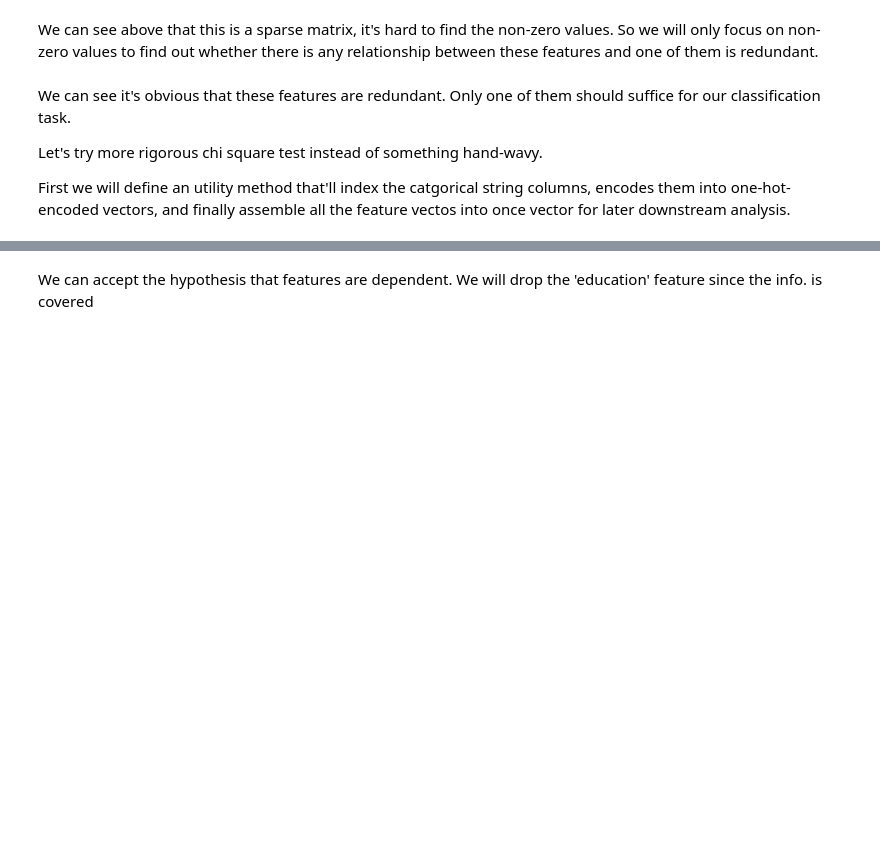
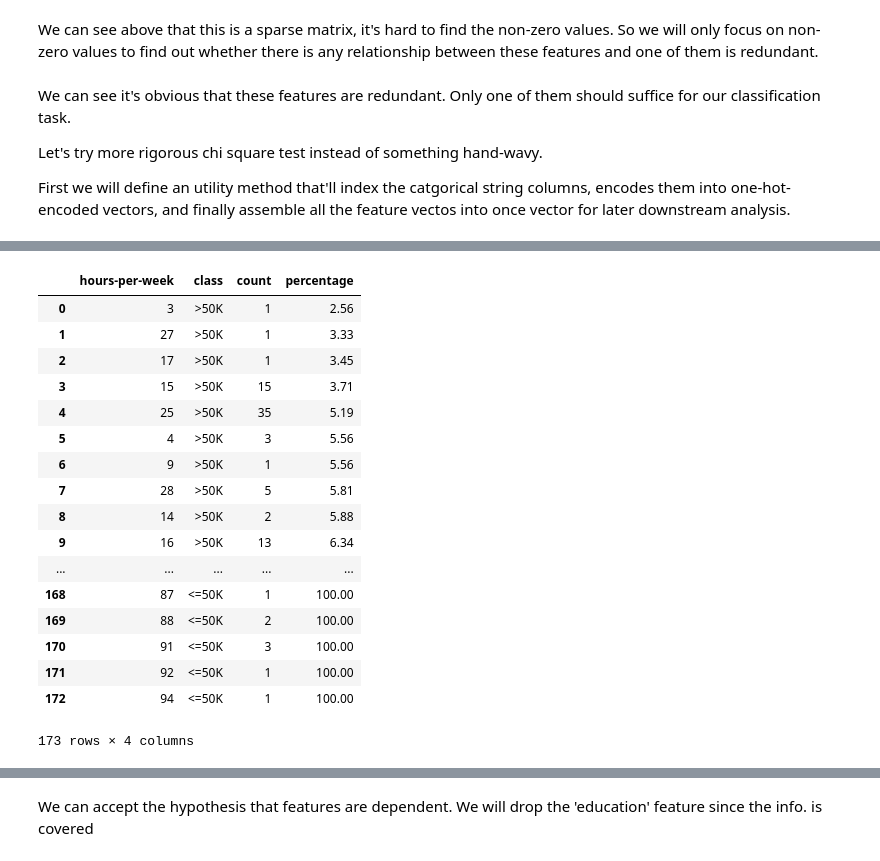
Before and after one commit to riyadparvez/pyspark-datascience, a Jupyter notebook: income/spark.ipynb, the cells around one changed output, grey strips where cells are left out. Cells and saved outputs as stored; diff of their text form; code cells hidden in the pictures; blank space fills up the shorter version.

```diff
--- a/income/spark.ipynb
+++ b/income/spark.ipynb
@@ -207,0 +253,23 @@ def autoIndexer(df, lableCol, outputCol='assembled'):
+# %%
+df = crosstabPercentage(train, 'hours-per-week', labelCol).orderBy('percentage')
+df = df.withColumn('percentage', format_number(df['percentage'], 2))
+df.toPandas()
+# %% [output]
+|  | hours-per-week | class | count | percentage |
+| 0 | 3 | >50K | 1 | 2.56 |
+| 1 | 27 | >50K | 1 | 3.33 |
+| 2 | 17 | >50K | 1 | 3.45 |
+| 3 | 15 | >50K | 15 | 3.71 |
+| 4 | 25 | >50K | 35 | 5.19 |
+| 5 | 4 | >50K | 3 | 5.56 |
+| 6 | 9 | >50K | 1 | 5.56 |
+| 7 | 28 | >50K | 5 | 5.81 |
+| 8 | 14 | >50K | 2 | 5.88 |
+| 9 | 16 | >50K | 13 | 6.34 |
+| ... | ... | ... | ... | ... |
+| 168 | 87 | <=50K | 1 | 100.00 |
+| 169 | 88 | <=50K | 2 | 100.00 |
+| 170 | 91 | <=50K | 3 | 100.00 |
+| 171 | 92 | <=50K | 1 | 100.00 |
+| 172 | 94 | <=50K | 1 | 100.00 |
+173 rows × 4 columns
```
Also changed, not shown: parts of 25 cells of this notebook, 2 other files.
